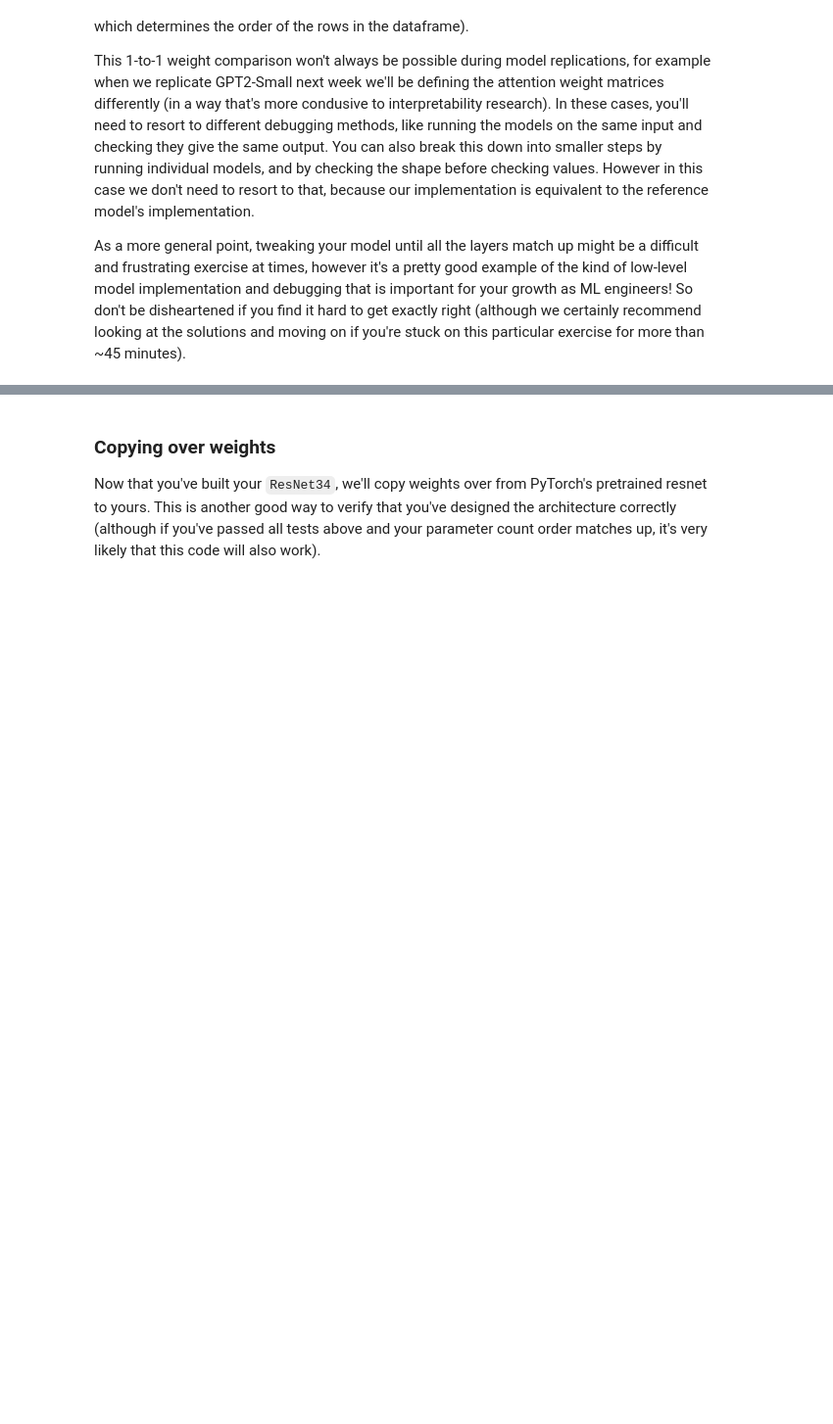
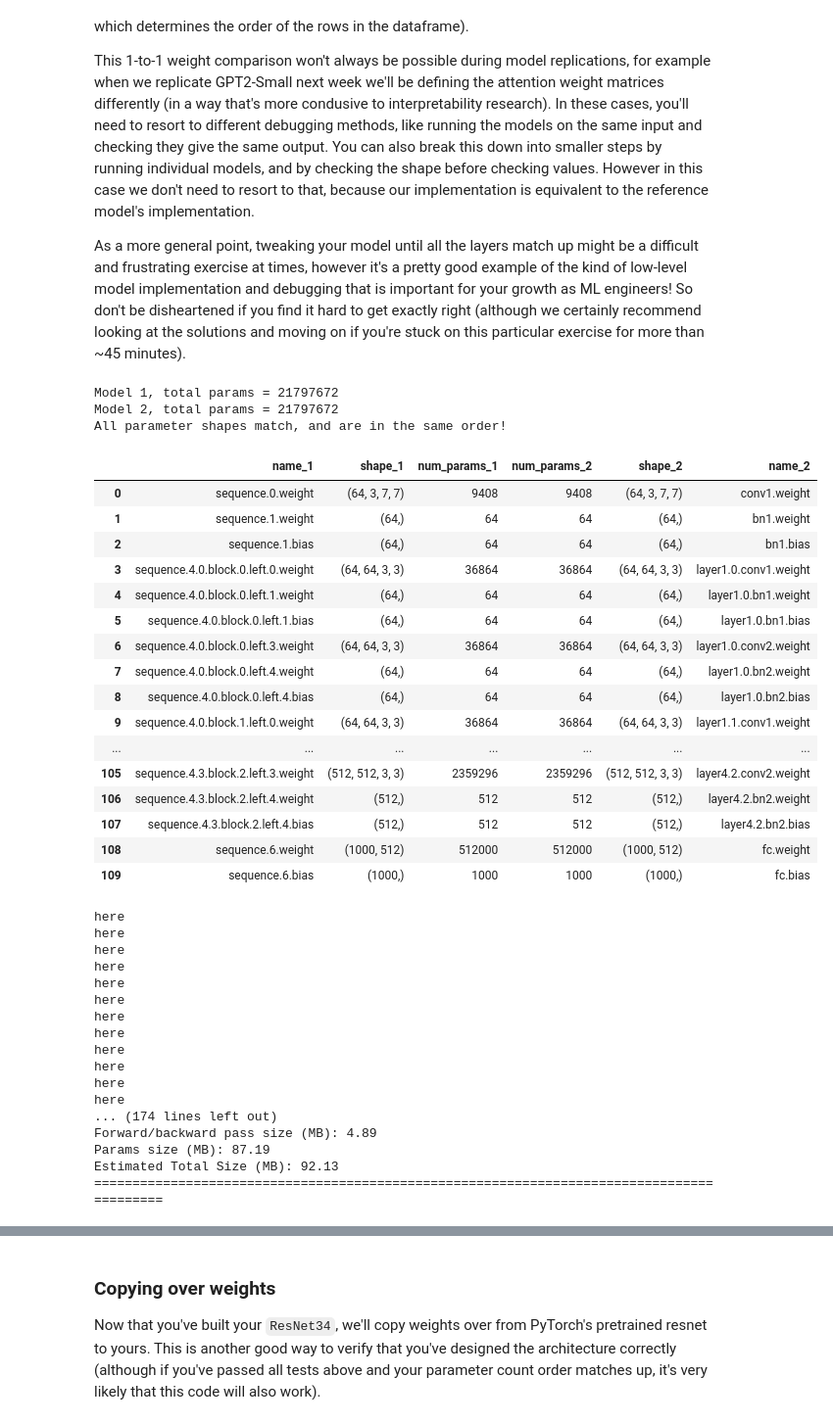
Before and after one commit to dhelmy990/helmy_deeply_learns, a Jupyter notebook: CNN_resnet.ipynb, the cells around one changed output, grey strips where cells are left out. Shown: that part at 98% size. Drawn from its saved outputs; the diff is of its cells as text; code cells hidden in the pictures; blank space fills up the shorter version.

```diff
--- a/CNN_resnet.ipynb
+++ b/CNN_resnet.ipynb
@@ -989,7 +989,7 @@ def train(args: SimpleMLPTrainingArgs) -> tuple[list[float], list[float], Simple
             for imgs, labels in mnist_testloader:
                   imgs, labels = imgs.to(device), labels.to(device)
                   wins += ((labels == t.argmax(model(imgs), dim = 1)).sum(dim = 0)).item()
-        accuracy_list.append(wins / len(mnist_testloader))
+        accuracy_list.append(wins / len(mnist_testset))
 
 
 
@@ -1218,8 +1291,11 @@ class Conv2d(nn.Module):
         self.padding = padding
 
         # YOUR CODE HERE - define & initialize `self.weight`
-        kernel_weights = t.empty(out_channels, in_channels, kernel_size, kernel_size)
-        self.weight = nn.Parameter(t.nn.init.kaiming_normal_(kernel_weights))
+        #kernel_weights = t.empty()
+        #im going to use randn below giving between [0, 1). What i really want is +-1/Nin. Nin is specified above.
+        around_centre = t.rand(out_channels, in_channels, kernel_size, kernel_size) - 0.5
+        scale_factor = (1/np.sqrt(in_channels * kernel_size * kernel_size)) / 0.5
+        self.weight = nn.Parameter(around_centre * scale_factor)
 
     def forward(self, x: Tensor) -> Tensor:
         """Apply the functional conv2d, which you can import."""
@@ -1612,7 +1725,9 @@ class AveragePool(nn.Module):
         x: shape (batch, channels, height, width)
         Return: shape (batch, channels)
         """
-        raise NotImplementedError()
+        print(x.shape)
+        print(x.flatten(2).mean(dim = -1))
+        return x.flatten(2).mean(dim = -1)
 
 
 tests.test_averagepool(AveragePool)
@@ -1781,7 +1988,8 @@ class BlockGroup(nn.Module):
         """
         super().__init__()
         # YOUR CODE HERE - define all components of block group
-        raise NotImplementedError()
+
+        self.block = nn.Sequential(ResidualBlock(in_feats, out_feats, first_stride), *[ResidualBlock(out_feats, out_feats, 1) for i in range(n_blocks - 1)])
 
     def forward(self, x: Tensor) -> Tensor:
         """
@@ -1791,7 +1999,8 @@ class BlockGroup(nn.Module):
 
         Return: shape (batch, out_feats, height / first_stride, width / first_stride)
         """
-        raise NotImplementedError()
+        return self.block(x)
+
 
 
 tests.test_block_group(BlockGroup)
@@ -1862,35 +2076,90 @@ class ResNet34(nn.Module):
         out_feats0 = 64
         self.n_blocks_per_group = n_blocks_per_group
         self.out_features_per_group = out_features_per_group
         self.first_strides_per_group = first_strides_per_group
         self.n_classes = n_classes
 
         # YOUR CODE HERE - define all components of resnet34
-        raise NotImplementedError()
+        #OHHH I THINK I UNDERSTAND
+        #I THINK I UNDERSTAND THIS
+        #OH
+        #blk_grps = [BlockGroup(n_blocks_per_group[i], out_feats0, out_features_per_group[i], first_strides_per_group[i]) for i in range(len(n_blocks_per_group))]
+        in_features_per_group = [out_feats0]
+        in_features_per_group += out_features_per_group[:-1]
+        blk_grps = [BlockGroup(n_blocks_per_group[i], in_features_per_group[i], out_features_per_group[i], first_strides_per_group[i]) for i in range(len(n_blocks_per_group))]
+
+        self.sequence = nn.Sequential(
+            Conv2d(3, out_feats0, 7, 2, 3),
+            BatchNorm2d(out_feats0),
+            ReLU(),
+            MaxPool2d(3, 2),
+            nn.Sequential(*blk_grps),
+            AveragePool(),
+            Linear(out_features_per_group[-1], 1000)
+        )
+
 
     def forward(self, x: Tensor) -> Tensor:
         """
         x: shape (batch, channels, height, width)
         Return: shape (batch, n_classes)
         """
-        raise NotImplementedError()
+        return self.sequence(x)
 
 
 my_resnet = ResNet34()
 
 # (1) Test via helper function `print_param_count`
 target_resnet = (
     models.resnet34()
 )  # without supplying a `weights` argument, we just initialize with random weights
 utils.print_param_count(my_resnet, target_resnet)
 
 # (2) Test via `torchinfo.summary`
 print("My model:", torchinfo.summary(my_resnet, input_size=(1, 3, 64, 64)), sep="\n")
 print(
     "\nReference model:",
     torchinfo.summary(target_resnet, input_size=(1, 3, 64, 64), depth=2),
     sep="\n",
 )
+# %% [output]
+Model 1, total params = 21797672
+Model 2, total params = 21797672
+All parameter shapes match, and are in the same order!
+|  | name_1 | shape_1 | num_params_1 | num_params_2 | shape_2 | name_2 |
+| 0 | sequence.0.weight | (64, 3, 7, 7) | 9408 | 9408 | (64, 3, 7, 7) | conv1.weight |
+| 1 | sequence.1.weight | (64,) | 64 | 64 | (64,) | bn1.weight |
+| 2 | sequence.1.bias | (64,) | 64 | 64 | (64,) | bn1.bias |
+| 3 | sequence.4.0.block.0.left.0.weight | (64, 64, 3, 3) | 36864 | 36864 | (64, 64, 3, 3) | layer1.0.conv1.weight |
+| 4 | sequence.4.0.block.0.left.1.weight | (64,) | 64 | 64 | (64,) | layer1.0.bn1.weight |
+| 5 | sequence.4.0.block.0.left.1.bias | (64,) | 64 | 64 | (64,) | layer1.0.bn1.bias |
+| 6 | sequence.4.0.block.0.left.3.weight | (64, 64, 3, 3) | 36864 | 36864 | (64, 64, 3, 3) | layer1.0.conv2.weight |
+| 7 | sequence.4.0.block.0.left.4.weight | (64,) | 64 | 64 | (64,) | layer1.0.bn2.weight |
+| 8 | sequence.4.0.block.0.left.4.bias | (64,) | 64 | 64 | (64,) | layer1.0.bn2.bias |
+| 9 | sequence.4.0.block.1.left.0.weight | (64, 64, 3, 3) | 36864 | 36864 | (64, 64, 3, 3) | layer1.1.conv1.weight |
+| ... | ... | ... | ... | ... | ... | ... |
+| 105 | sequence.4.3.block.2.left.3.weight | (512, 512, 3, 3) | 2359296 | 2359296 | (512, 512, 3, 3) | layer4.2.conv2.weight |
+| 106 | sequence.4.3.block.2.left.4.weight | (512,) | 512 | 512 | (512,) | layer4.2.bn2.weight |
+| 107 | sequence.4.3.block.2.left.4.bias | (512,) | 512 | 512 | (512,) | layer4.2.bn2.bias |
+| 108 | sequence.6.weight | (1000, 512) | 512000 | 512000 | (1000, 512) | fc.weight |
+| 109 | sequence.6.bias | (1000,) | 1000 | 1000 | (1000,) | fc.bias |
+here
+here
+here
+here
+here
+here
+here
+here
+here
+here
+here
+here
+... (174 lines left out)
+Forward/backward pass size (MB): 4.89
+Params size (MB): 87.19
+Estimated Total Size (MB): 92.13
+==========================================================================================
 # %% [markdown]
 <details>
 <summary>Help - I'm not sure how to construct each of the BlockGroups.</summary>
```
Also changed, not shown: parts of 11 cells of this notebook.
